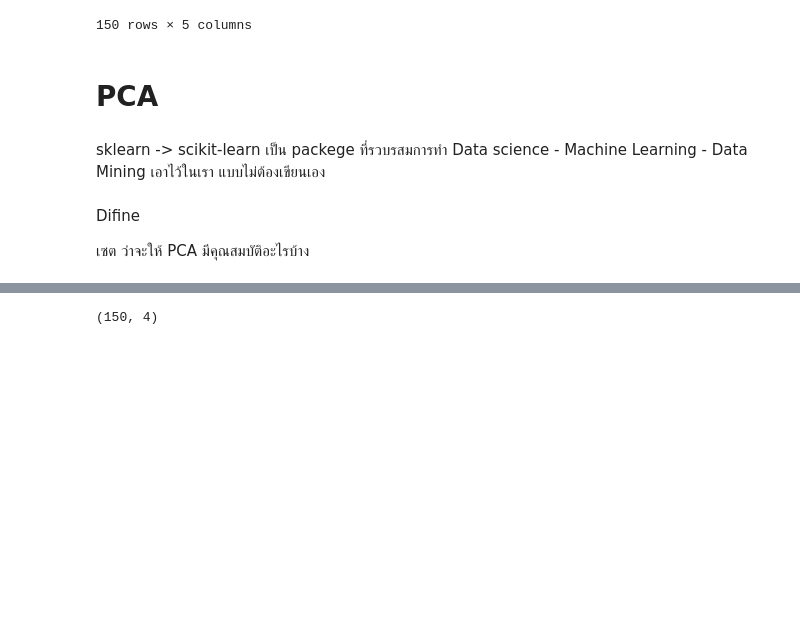
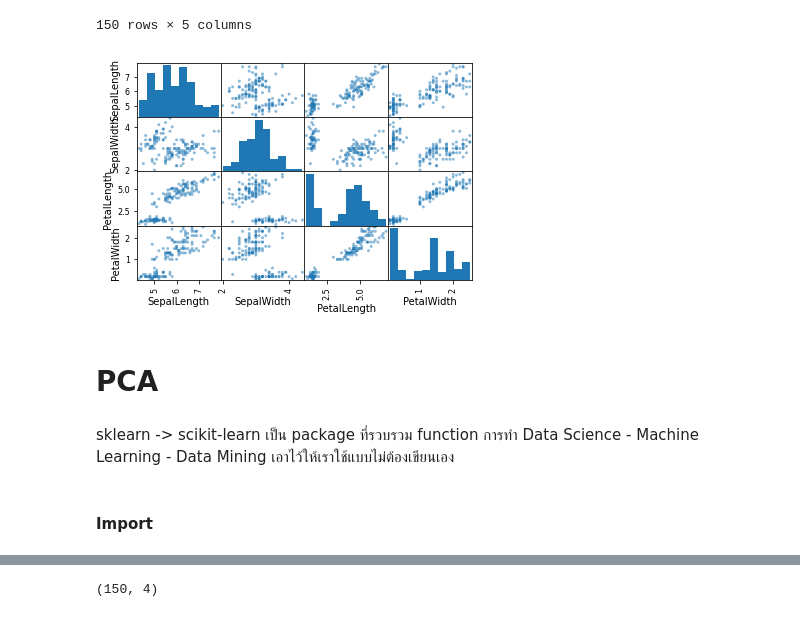
Before and after one commit to PondKann/data_viz, a Jupyter notebook: Visualize_Data_Distribution_(PCA).ipynb, the cells around one changed output, grey strips where cells are left out. Drawn from its saved outputs; the diff is of its cells as text; code cells hidden in the pictures; blank space fills up the shorter version.

Commit message:
การทำ PCA

```diff
--- a/Visualize_Data_Distribution_(PCA).ipynb
+++ b/Visualize_Data_Distribution_(PCA).ipynb
@@ -7,8 +14,8 @@
 # %%
 import pandas as pd
 # %%
-df = pd.read_csv('https://raw.github.com/pandas-dev/pandas/master/pandas/tests/io/data/csv/iris.csv')
-df
+example_df = pd.read_csv('https://raw.github.com/pandas-dev/pandas/master/pandas/tests/io/data/csv/iris.csv')
+example_df
 # %% [output]
 |  | SepalLength | SepalWidth | PetalLength | PetalWidth | Name |
 | 0 | 5.1 | 3.5 | 1.4 | 0.2 | Iris-setosa |
@@ -23,13 +30,15 @@ df
 | 148 | 6.2 | 3.4 | 5.4 | 2.3 | Iris-virginica |
 | 149 | 5.9 | 3.0 | 5.1 | 1.8 | Iris-virginica |
 150 rows × 5 columns
+# %%
+pd.plotting.scatter_matrix(example_df);
+# %% [output]
+[figure, added]
 # %% [markdown]
 # PCA
 # %% [markdown]
-sklearn -> scikit-learn เป็น packege ที่รวบรสมการทำ Data science - Machine Learning - Data Mining เอาไว้ในเรา แบบไม่ต้องเขียนเอง
+sklearn -> scikit-learn เป็น package ที่รวบรวม function การทำ Data Science - Machine Learning - Data Mining เอาไว้ให้เราใช้แบบไม่ต้องเขียนเอง
+# %% [markdown]
+#### Import
 # %%
 from sklearn.decomposition import PCA
-# %% [markdown]
-Difine
-
- เซต ว่าจะให้ PCA มีคุณสมบัติอะไรบ้าง
```
Also changed, not shown: parts of 97 cells of this notebook.
